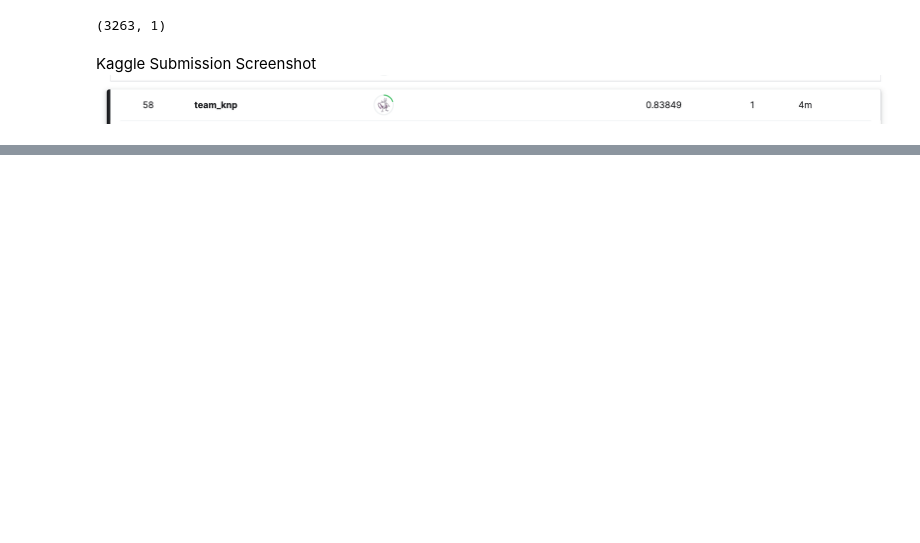
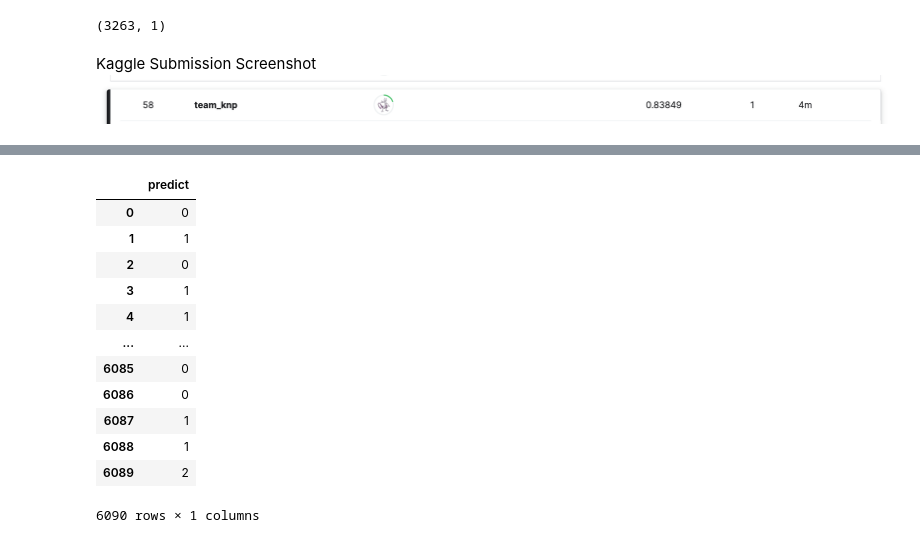
Before and after one commit to nates27/multi-task-learning, a Jupyter notebook: bt5151_gp_npk.ipynb, the cells around one changed output, grey strips where cells are left out. Cells and saved outputs as stored; diff of their text form; code cells hidden in the pictures; blank space fills up the shorter version.

```diff
--- a/bt5151_gp_npk.ipynb
+++ b/bt5151_gp_npk.ipynb
@@ -1091,0 +1240,13 @@ Kaggle Submission Screenshot
+# %%
+# Create train-validate spilts
+d_train_data, d_val_data = train_test_split(d_train_select, test_size=0.2, stratify=d_train_select['target'],
+                                 random_state=2023)
+
+s_train_data, s_val_data= train_test_split(s_train_select, test_size=0.2, stratify=s_train_select['target'],
+                                 random_state=2023)
+
+# Dropping the index because it can mess up the loops
+d_train_data.reset_index(inplace=True,drop =True)
+d_val_data.reset_index(inplace=True, drop =True)
+s_train_data.reset_index(inplace=True, drop =True)
+s_val_data.reset_index(inplace=True,  drop =True)
@@ -1091,0 +1273,3 @@ Kaggle Submission Screenshot
+# %%
+model_path = "/content/drive/MyDrive/BT5151/group_project/net_hydra_optim/hydra_optim.bin"
+model_predict = torch.load(model_path, map_location=device)
@@ -1091,0 +1308,43 @@ Kaggle Submission Screenshot
+# %%
+def predict_hydra(model, testing_loader):
+    model.eval()
+    d2_predicts = []
+
+    with torch.no_grad():
+        for _, data in enumerate(tqdm(testing_loader, 0)):
+            d1_ids = data['ids'].to(device, dtype = torch.long)
+            d1_mask = data['mask'].to(device, dtype = torch.long)
+            d1_token_type_ids = data['token_type_ids'].to(device, dtype = torch.long)
+            d1_targets = data['targets'].to(device, dtype = torch.long)
+
+            _, output2 = model(d1_ids, d1_mask, d1_token_type_ids)
+
+            big_val_d2, big_idx_d2 = torch.max(output2.data, dim=1)
+
+            for i in range(d1_targets.size(0)):
+                d2_predicts.append({
+                    "predict": big_idx_d2[i].item(),
+                })
+
+    d2_df = pd.DataFrame(d2_predicts)
+
+    return d2_df
+# %%
+train_t2_predict = predict_hydra(model_predict, d1_train_embed)
+val_t2_predict = predict_hydra(model_predict, d1_val_embed)
+# %%
+train_t2_predict
+# %% [output]
+|  | predict |
+| 0 | 0 |
+| 1 | 1 |
+| 2 | 0 |
+| 3 | 1 |
+| 4 | 1 |
+| ... | ... |
+| 6085 | 0 |
+| 6086 | 0 |
+| 6087 | 1 |
+| 6088 | 1 |
+| 6089 | 2 |
+6090 rows × 1 columns
```
Also changed, not shown: parts of 104 cells of this notebook.
